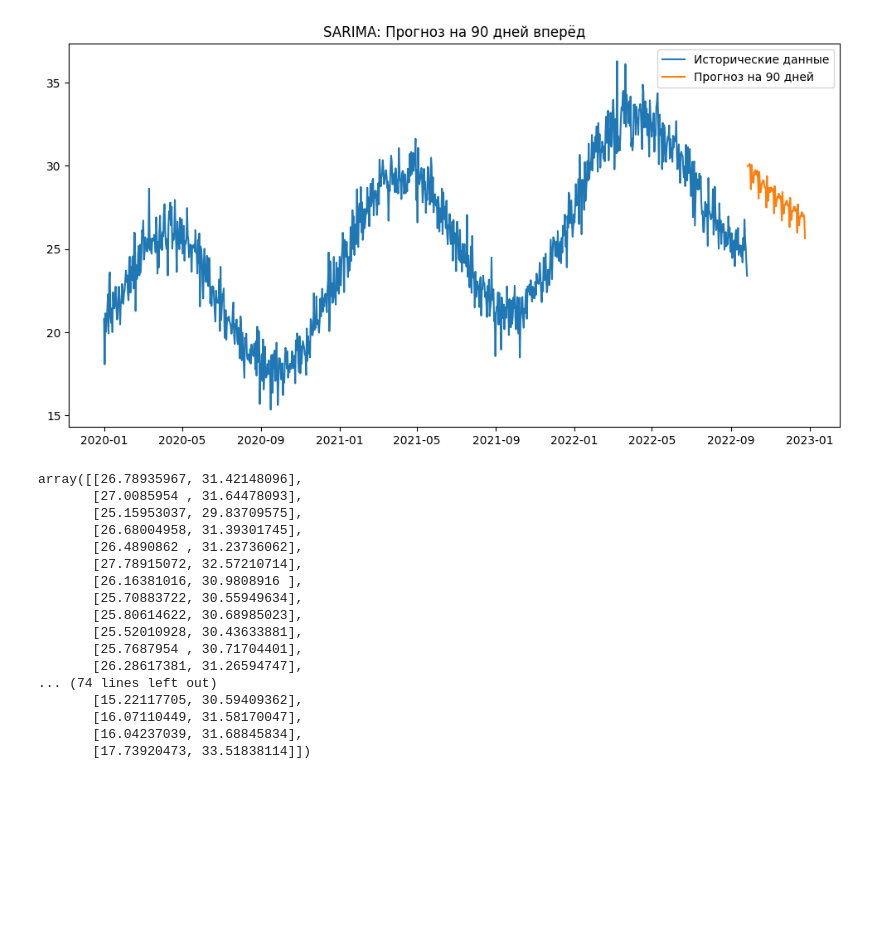
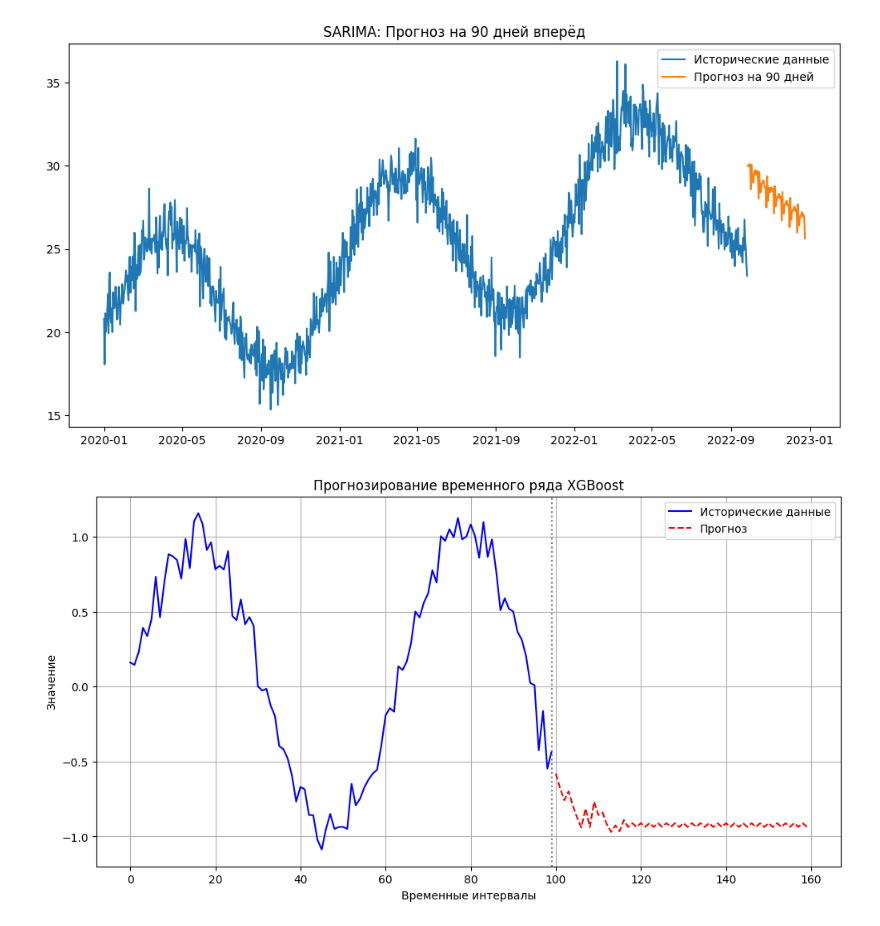
Before and after one commit to SemyonSuvorov/streamlit_diplom, a Jupyter notebook: models/test.ipynb, the cells around one changed output. Drawn from its saved outputs; the diff is of its cells as text; code cells hidden in the pictures; blank space fills up the shorter version.

```diff
--- a/models/test.ipynb
+++ b/models/test.ipynb
@@ -74,23 +74,3 @@ plt.show()
 [figure]
 # %%
 a, b = smodel.predict(n_periods=90, return_conf_int=True)
-# %%
-b
-# %% [output]
-array([[26.78935967, 31.42148096],
-       [27.0085954 , 31.64478093],
-       [25.15953037, 29.83709575],
-       [26.68004958, 31.39301745],
-       [26.4890862 , 31.23736062],
-       [27.78915072, 32.57210714],
-       [26.16381016, 30.9808916 ],
-       [25.70883722, 30.55949634],
-       [25.80614622, 30.68985023],
-       [25.52010928, 30.43633881],
-       [25.7687954 , 30.71704401],
-       [26.28617381, 31.26594747],
-... (74 lines left out)
-       [15.22117705, 30.59409362],
-       [16.07110449, 31.58170047],
-       [16.04237039, 31.68845834],
-       [17.73920473, 33.51838114]])
@@ -96,0 +119,47 @@ array([[26.78935967, 31.42148096],
+# %%
+import matplotlib.pyplot as plt
+
+def plot_forecast(series, forecast, title="Рекурсивное прогнозирование"):
+    """
+    Визуализация исходного ряда и прогноза
+
+    Параметры:
+    series (array): Исходный временной ряд
+    forecast (array): Прогнозируемые значения
+    title (str): Заголовок графика
+    """
+    plt.figure(figsize=(12, 6))
+
+    # Отрисовка исходного ряда
+    plt.plot(series, label='Исторические данные', color='blue')
+
+    # Отрисовка прогноза
+    forecast_index = np.arange(len(series), len(series)+len(forecast))
+    plt.plot(forecast_index, forecast, label='Прогноз', color='red', linestyle='--')
+
+    # Вертикальная линия разделения
+    plt.axvline(x=len(series)-1, color='gray', linestyle=':')
+
+    plt.title(title)
+    plt.xlabel('Временные интервалы')
+    plt.ylabel('Значение')
+    plt.legend()
+    plt.grid(True)
+    plt.show()
+
+# Пример данных и прогнозирования
+data = np.sin(np.arange(100)*0.1) + np.random.normal(0, 0.1, 100)
+params = {'n_estimators': 100, 'max_depth': 3, 'learning_rate': 0.1}
+
+# Генерация прогноза
+forecast = recursive_xgboost_forecast(
+    series=data,
+    p=5,
+    horizon=60,
+    **params
+)
+
+# Визуализация
+plot_forecast(data, forecast, title="Прогнозирование временного ряда XGBoost")
+# %% [output]
+[figure, added]
```
Also changed, not shown: parts of 1 cell of this notebook, 5 other files.
